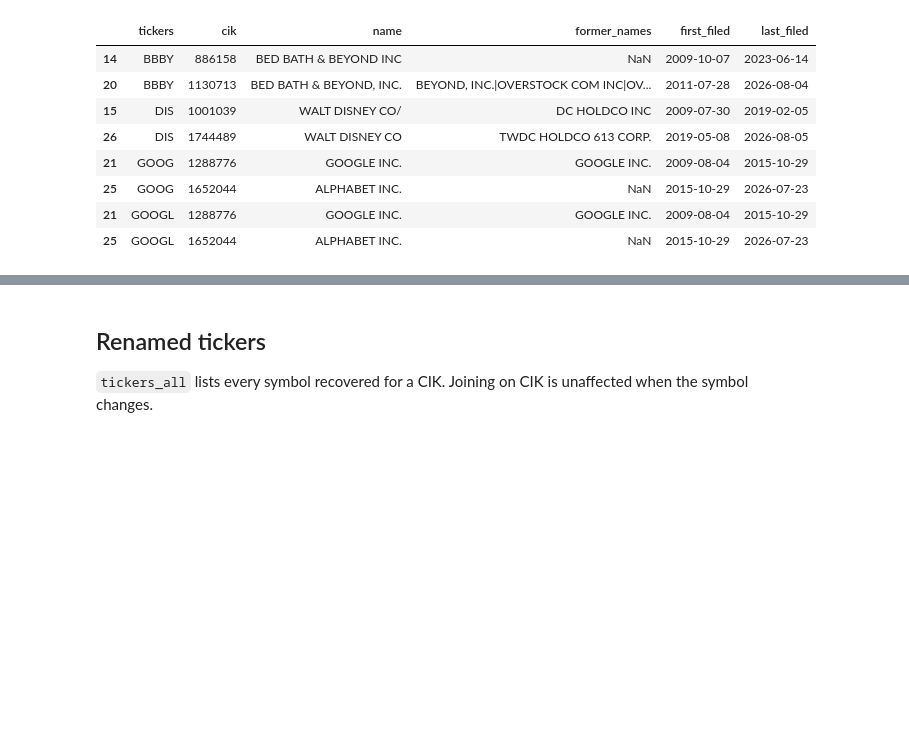
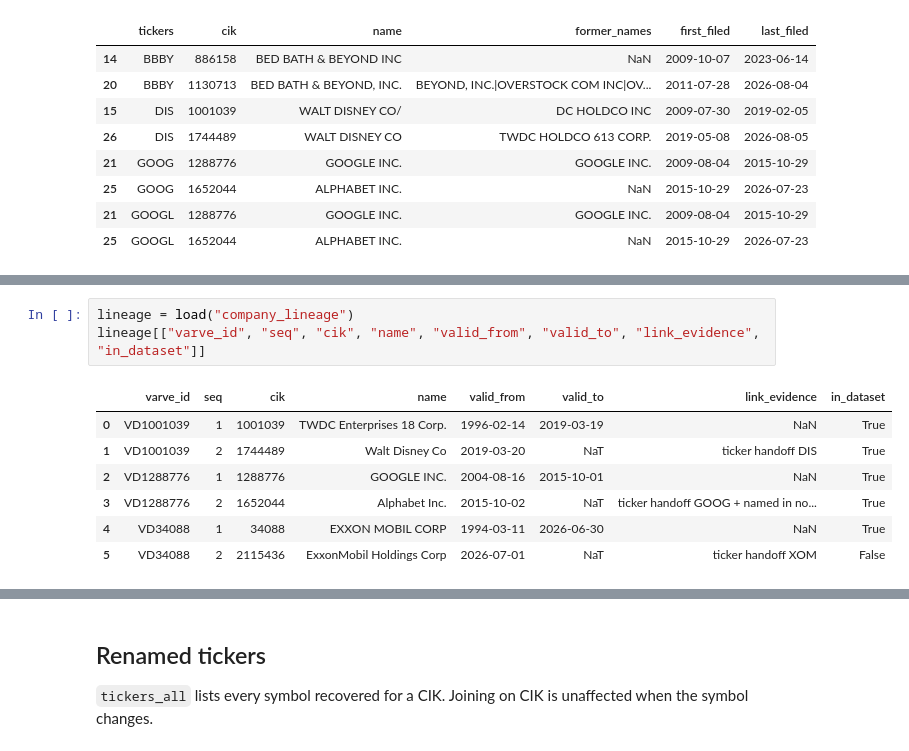
Before and after one commit to varve-data/varve-examples, a Jupyter notebook: notebooks/03_identifiers_and_delistings.ipynb, the cells around one changed output, grey strips where cells are left out. Saved outputs shown, nothing was run; the diff lists cells and outputs as text; blank space fills up the shorter version.

Commit message:
Notebook 03: varve_id, company_lineage, name and ticker histories
Co-Authored-By: Claude Opus 5.5 <noreply@anthropic.com>

```diff
--- a/notebooks/03_identifiers_and_delistings.ipynb
+++ b/notebooks/03_identifiers_and_delistings.ipynb
@@ -50,0 +61,11 @@ A ticker join attaches one company's numbers to the other. Even taking only the
+# %%
+lineage = load("company_lineage")
+lineage[["varve_id", "seq", "cik", "name", "valid_from", "valid_to", "link_evidence", "in_dataset"]]
+# %% [output]
+|  | varve_id | seq | cik | name | valid_from | valid_to | link_evidence | in_dataset |
+| 0 | VD1001039 | 1 | 1001039 | TWDC Enterprises 18 Corp. | 1996-02-14 | 2019-03-19 | NaN | True |
+| 1 | VD1001039 | 2 | 1744489 | Walt Disney Co | 2019-03-20 | NaT | ticker handoff DIS | True |
+| 2 | VD1288776 | 1 | 1288776 | GOOGLE INC. | 2004-08-16 | 2015-10-01 | NaN | True |
+| 3 | VD1288776 | 2 | 1652044 | Alphabet Inc. | 2015-10-02 | NaT | ticker handoff GOOG + named in no... | True |
+| 4 | VD34088 | 1 | 34088 | EXXON MOBIL CORP | 1994-03-11 | 2026-06-30 | NaN | True |
+| 5 | VD34088 | 2 | 2115436 | ExxonMobil Holdings Corp | 2026-07-01 | NaT | ticker handoff XOM | False |
```
Also changed, not shown: parts of 13 cells of this notebook, 4 other files.
